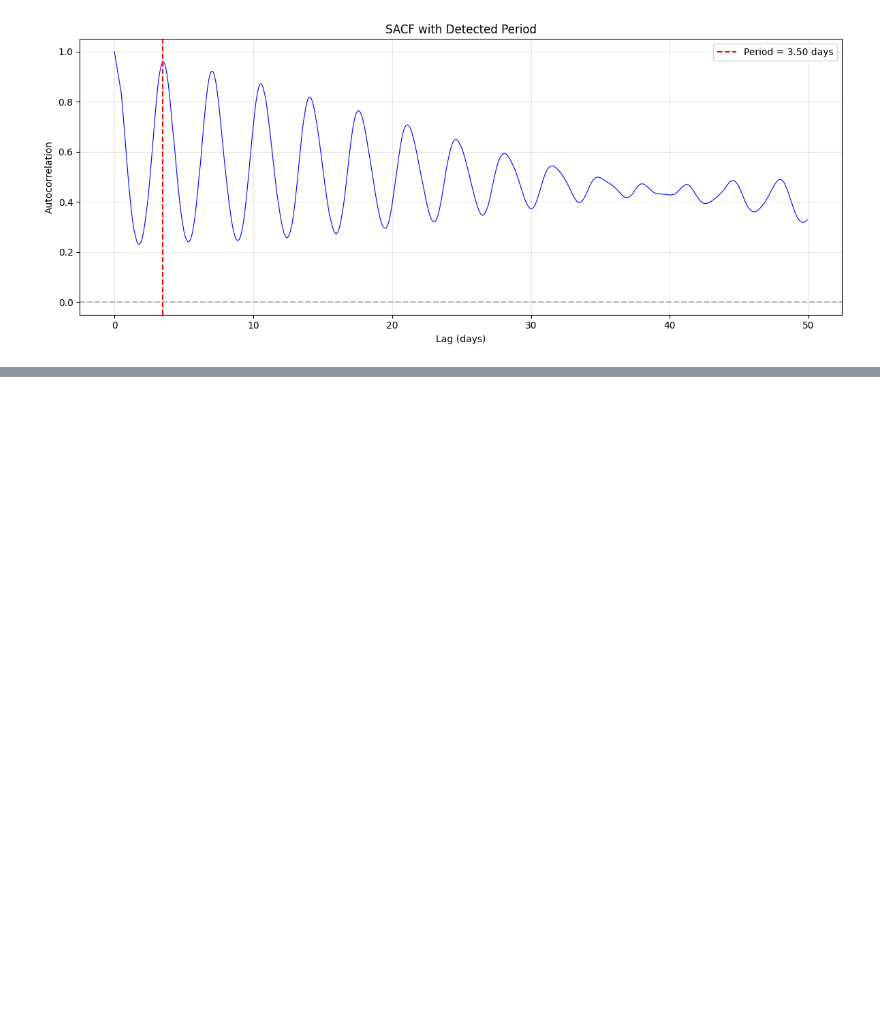
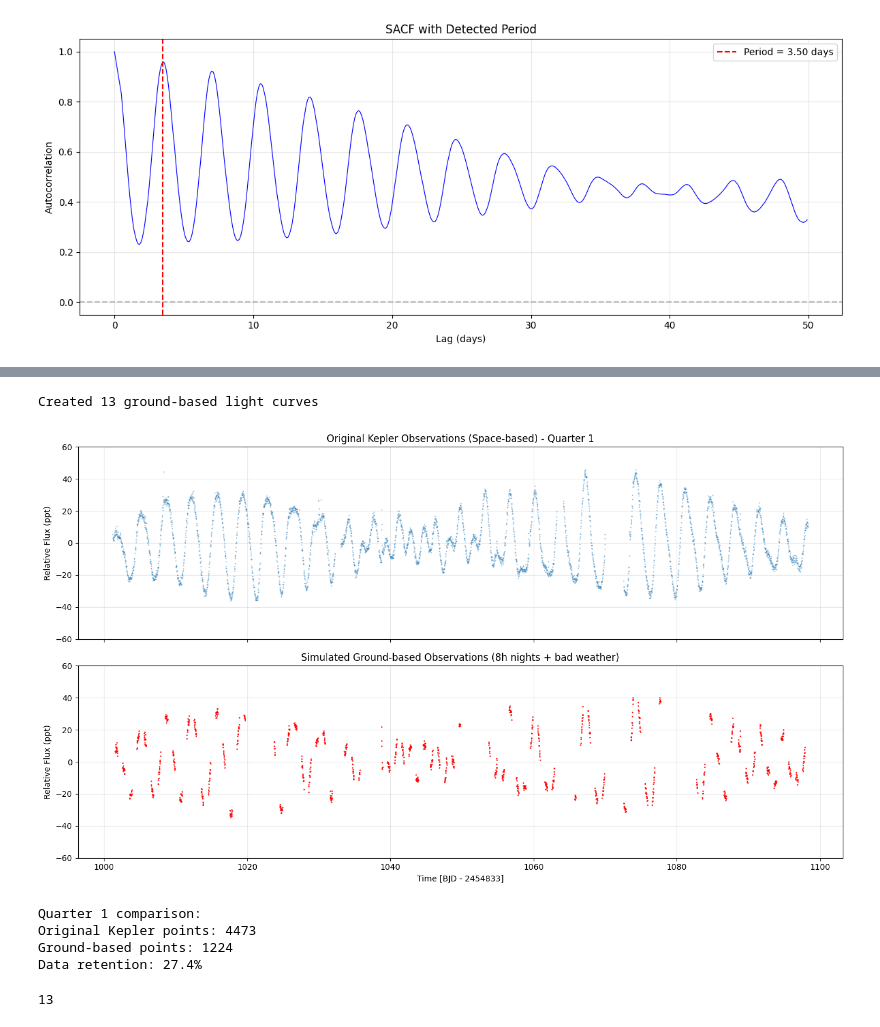
Before and after one commit to tmishra1008/roto2.0, a Jupyter notebook: roto-project/SACF.ipynb, the cells around one changed output, grey strips where cells are left out. Drawn from its saved outputs; the diff is of its cells as text; code cells hidden in the pictures; blank space fills up the shorter version.

Commit message:
include ground based signal in sacf

```diff
--- a/roto-project/SACF.ipynb
+++ b/roto-project/SACF.ipynb
@@ -146,0 +341,66 @@ plt.show()
+# %%
+# Simulate ground-based observations for ALL quarters
+ground_light_curves = []
+
+for lc in light_curves:
+    time_ground, flux_ground = simulate_ground_observation_paper(lc)
+
+    # Create a simple object to store the data (similar to light curve structure)
+    class GroundLC:
+        def __init__(self, time, flux):
+            self.time = type('obj', (object,), {'value': time})()
+            self.flux = type('obj', (object,), {'value': flux})()
+
+    ground_light_curves.append(GroundLC(time_ground, flux_ground))
+
+print(f"Created {len(ground_light_curves)} ground-based light curves")
+
+# Plot comparison for first quarter
+lc = light_curves[0]
+lc_ground = ground_light_curves[0]
+
+fig, axes = plt.subplots(2, 1, figsize=(14, 8), sharex=True)
+
+# Original Kepler data
+time = lc.time.value
+flux = lc.flux.value
+mask = np.isfinite(time) & np.isfinite(flux)
+time = time[mask]
+flux_norm = (flux[mask] / np.nanmedian(flux[mask]) - 1) * 1e3
+
+axes[0].plot(time, flux_norm, '.', markersize=1, alpha=0.5)
+axes[0].set_ylabel('Relative Flux (ppt)')
+axes[0].set_title('Original Kepler Observations (Space-based) - Quarter 1')
+axes[0].grid(alpha=0.3)
+axes[0].set_ylim(-60, 60)
+
+# Ground-based simulation
+time_ground = lc_ground.time.value
+flux_ground = lc_ground.flux.value
+flux_ground_norm = (flux_ground / np.nanmedian(flux_ground) - 1) * 1e3
+
+axes[1].plot(time_ground, flux_ground_norm, '.', markersize=2, alpha=0.7, color='red')
+axes[1].set_xlabel('Time [BJD - 2454833]')
+axes[1].set_ylabel('Relative Flux (ppt)')
+axes[1].set_title('Simulated Ground-based Observations (8h nights + bad weather)')
+axes[1].grid(alpha=0.3)
+axes[1].set_ylim(-60, 60)
+
+plt.tight_layout()
+plt.show()
+
+print(f"\nQuarter 1 comparison:")
+print(f"Original Kepler points: {len(time)}")
+print(f"Ground-based points: {len(time_ground)}")
+print(f"Data retention: {len(time_ground)/len(time)*100:.1f}%")
+# %% [output]
+Created 13 ground-based light curves
+[figure, added]
+Quarter 1 comparison:
+Original Kepler points: 4473
+Ground-based points: 1224
+Data retention: 27.4%
+# %%
+ground_based_time_periods = process_light_curve_sacf(ground_light_curves, )
+# %% [output]
+13
```
Also changed, not shown: parts of 9 cells of this notebook.
